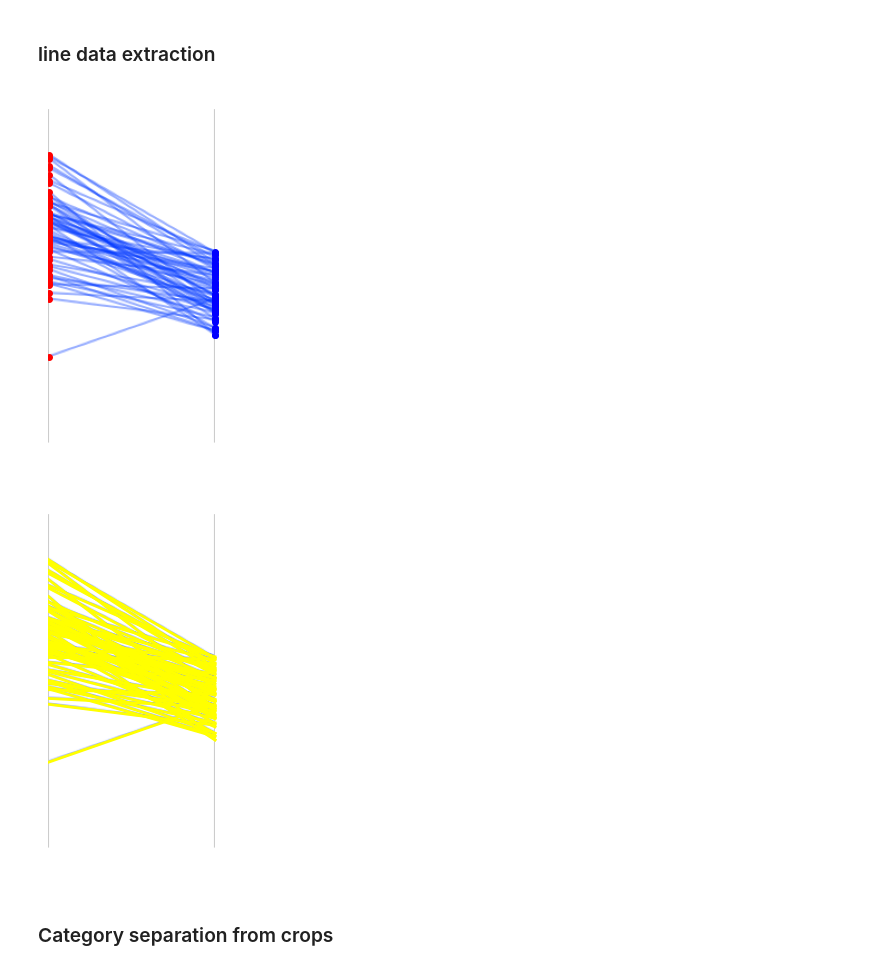
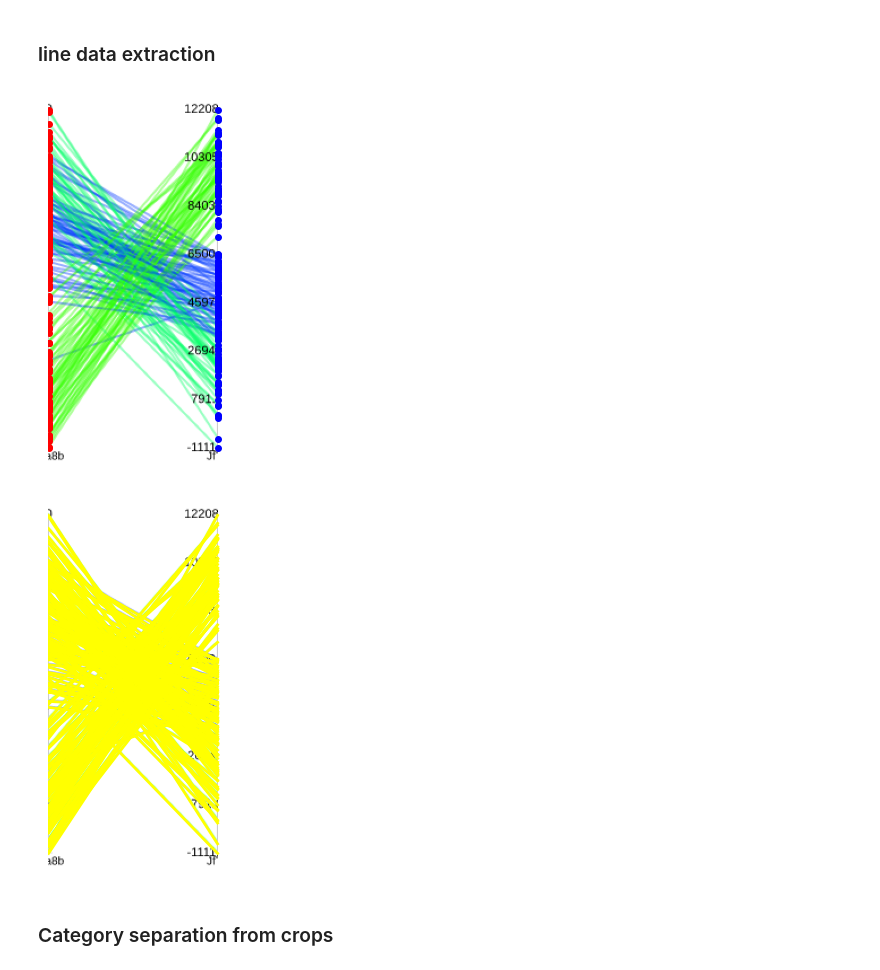
Before and after one commit to poonam2308/PaCoNet, a Jupyter notebook: notebooks/test_visualization.ipynb, the cells around one changed output. Drawn from its saved outputs; the diff is of its cells as text; code cells hidden in the pictures.

```diff
--- a/notebooks/test_visualization.ipynb
+++ b/notebooks/test_visualization.ipynb
@@ -150,50 +150,92 @@ import json
 import matplotlib.pyplot as plt
 
 # Files
+# json_file = 'out_comb/plots/image_3.json'
+# filename = "image_3_6ayE_crop_2.png"
+# image_over = 'out_comb/cropping_plots_pn/image_3_6ayE_crop_2.png'
+
+# # Load JSON
+# with open(json_file, 'r') as file:
+#     data = json.load(file)
+
+# # Derive crop key
+# crop_num = filename.split("_crop_")[-1].split(".")[0]   # "1"
+# crop_key = f"crop_{crop_num}"
+
+# # Derive category key from filename
+# # "image_3_6ayE_crop_1.png" -> "6ayE"
+# category_key = filename.split("_")[2]
+
+# # Extract line data for that crop & category
+# line_data = data["lines"][crop_key][category_key]
+
+# # --- Plot points ---
+# img = plt.imread(image_over)
+# fig, ax = plt.subplots()
+# ax.imshow(img)
+
+# for x1, y1, x2, y2 in line_data:
+#     ax.plot(x1, y1, 'ro', markersize=4)  # start point
+#     ax.plot(x2, y2, 'bo', markersize=4)  # end point
+
+# plt.axis('off')
+# plt.show()
+
+# # --- Plot connecting lines ---
+# img = plt.imread(image_over)
+# fig, ax = plt.subplots()
+# ax.imshow(img)
+
+# for x1, y1, x2, y2 in line_data:
+#     ax.plot([x1, x2], [y1, y2], color='yellow', linewidth=2)
+
+# plt.axis('off')
+# plt.show()
+
+####################################
+
+
+# Files
 json_file = 'out_comb/plots/image_3.json'
-filename = "image_3_6ayE_crop_2.png"
-image_over = 'out_comb/cropping_plots_pn/image_3_6ayE_crop_2.png'
+filename = "image_3_crop_2.png"   # notice no category in the filename now
+image_over = 'out_comb/cropping_plots/image_3_crop_2.png'
 
 # Load JSON
 with open(json_file, 'r') as file:
     data = json.load(file)
 
 # Derive crop key
-crop_num = filename.split("_crop_")[-1].split(".")[0]   # "1"
+crop_num = filename.split("_crop_")[-1].split(".")[0]   # "2"
 crop_key = f"crop_{crop_num}"
 
-# Derive category key from filename
-# "image_3_6ayE_crop_1.png" -> "6ayE"
-category_key = filename.split("_")[2]
-
-# Extract line data for that crop & category
-line_data = data["lines"][crop_key][category_key]
+# --- Extract all lines for that crop (no categories anymore) ---
+line_data = data["lines"][crop_key]
 
 # --- Plot points ---
 img = plt.imread(image_over)
 fig, ax = plt.subplots()
 ax.imshow(img)
 
 for x1, y1, x2, y2 in line_data:
     ax.plot(x1, y1, 'ro', markersize=4)  # start point
     ax.plot(x2, y2, 'bo', markersize=4)  # end point
 
 plt.axis('off')
 plt.show()
 
 # --- Plot connecting lines ---
 img = plt.imread(image_over)
 fig, ax = plt.subplots()
 ax.imshow(img)
 
 for x1, y1, x2, y2 in line_data:
     ax.plot([x1, x2], [y1, y2], color='yellow', linewidth=2)
 
 plt.axis('off')
 plt.show()
 # %% [output]
-[figure, old version]
+[figure, new version]
-[figure, old version]
+[figure, new version]
 # %% [markdown]
 ### Category separation from crops
 # %%
```
Also changed, not shown: 5 other files.
